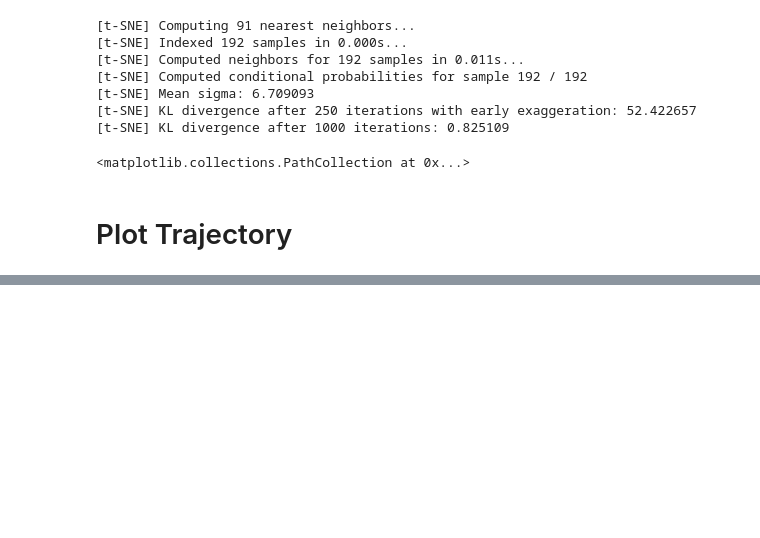
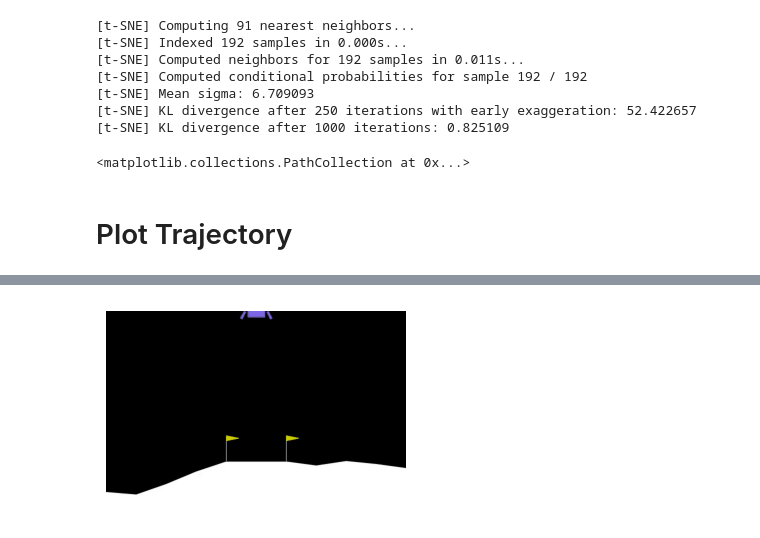
Before and after one commit to anniezhi/lunar-lander, a Jupyter notebook: plot_results.ipynb, the cells around one changed output, grey strips where cells are left out. Drawn from its saved outputs; the diff is of its cells as text; code cells hidden in the pictures; blank space fills up the shorter version.

```diff
--- a/plot_results.ipynb
+++ b/plot_results.ipynb
@@ -166,0 +183,13 @@ agent_poss['arr_0'].shape
+# %%
+## save trace image
+fig = plt.figure(frameon=False)
+fig.set_size_inches(3,2)
+
+ax = plt.Axes(fig, [0., 0., 1., 1.])
+ax.set_axis_off()
+fig.add_axes(ax)
+
+ax.imshow(frames[0], aspect='auto')
+fig.savefig('frame_'+agent+'_0.png')
+# %% [output]
+[figure, added]
```
Also changed, not shown: parts of 6 cells of this notebook.
